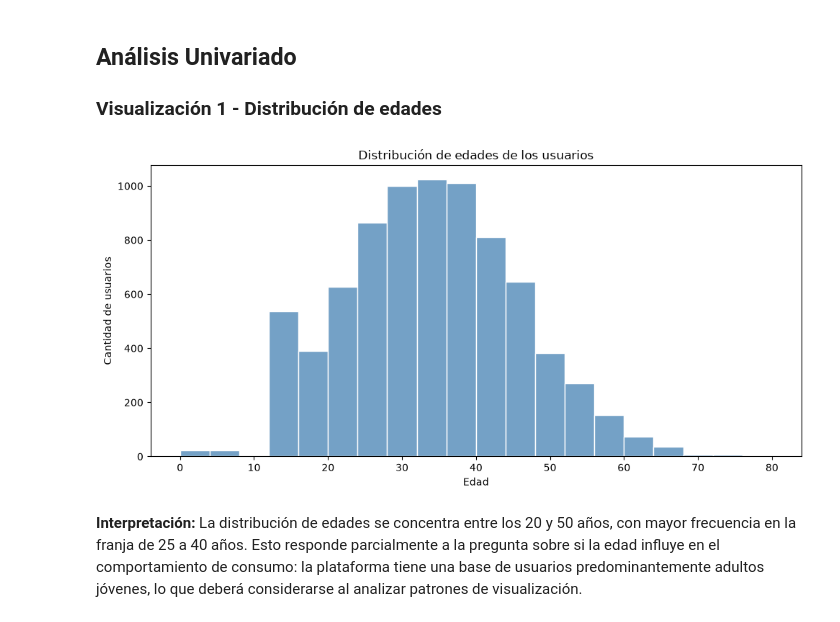
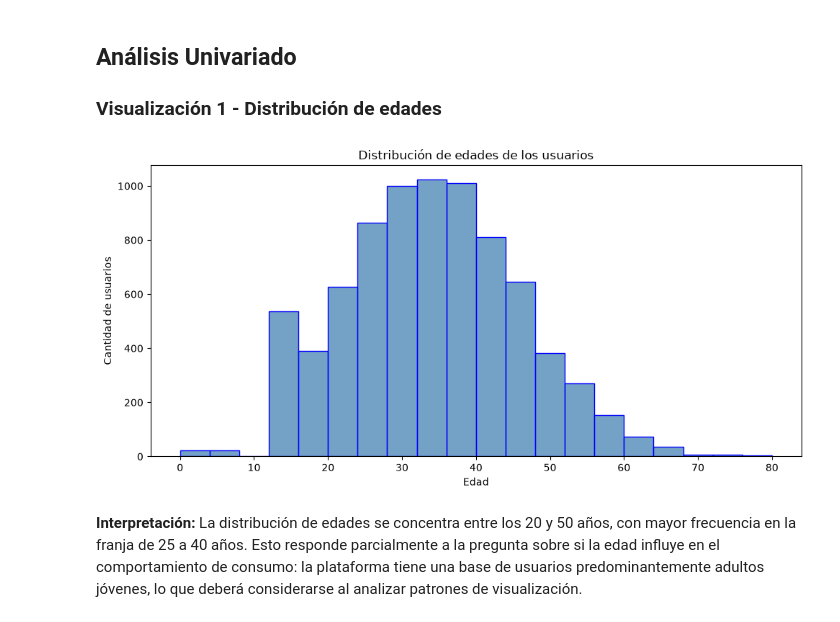
Before and after one commit to saracarolinalombardi-coder/PI_Mineria_Datos_1, a Jupyter notebook: notebooks/03_eda.ipynb, the cells around one changed output. Drawn from its saved outputs; the diff is of its cells as text; code cells hidden in the pictures.

```diff
--- a/notebooks/03_eda.ipynb
+++ b/notebooks/03_eda.ipynb
@@ -26,14 +26,14 @@ df = pd.read_csv('../data/processed/streaming_users_clean.csv')
 # %%
 # Distribución de edades de los usuarios
 plt.figure(figsize=(10, 5))
-sns.histplot(df['age'], bins=20, color='steelblue', edgecolor='white')
+sns.histplot(df['age'], bins=20, color='steelblue', edgecolor='blue')
 plt.title('Distribución de edades de los usuarios')
 plt.xlabel('Edad')
 plt.ylabel('Cantidad de usuarios')
 plt.tight_layout()
 plt.show()
 # %% [output]
-[figure, old version]
+[figure, new version]
 # %% [markdown]
 **Interpretación:** La distribución de edades se concentra entre los 20 y 50 años,
 con mayor frecuencia en la franja de 25 a 40 años. Esto responde parcialmente
```
Also changed, not shown: parts of 2 cells of this notebook.
